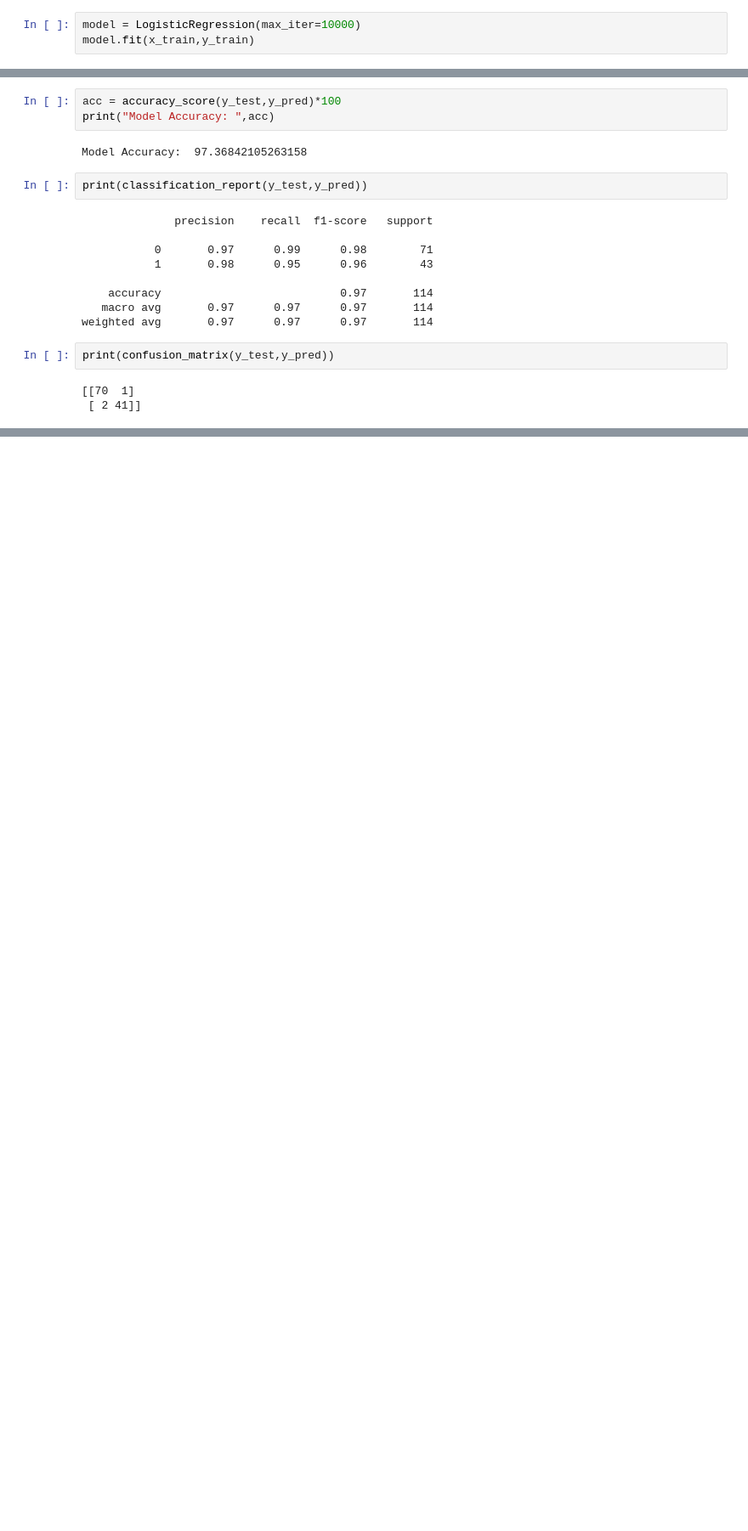
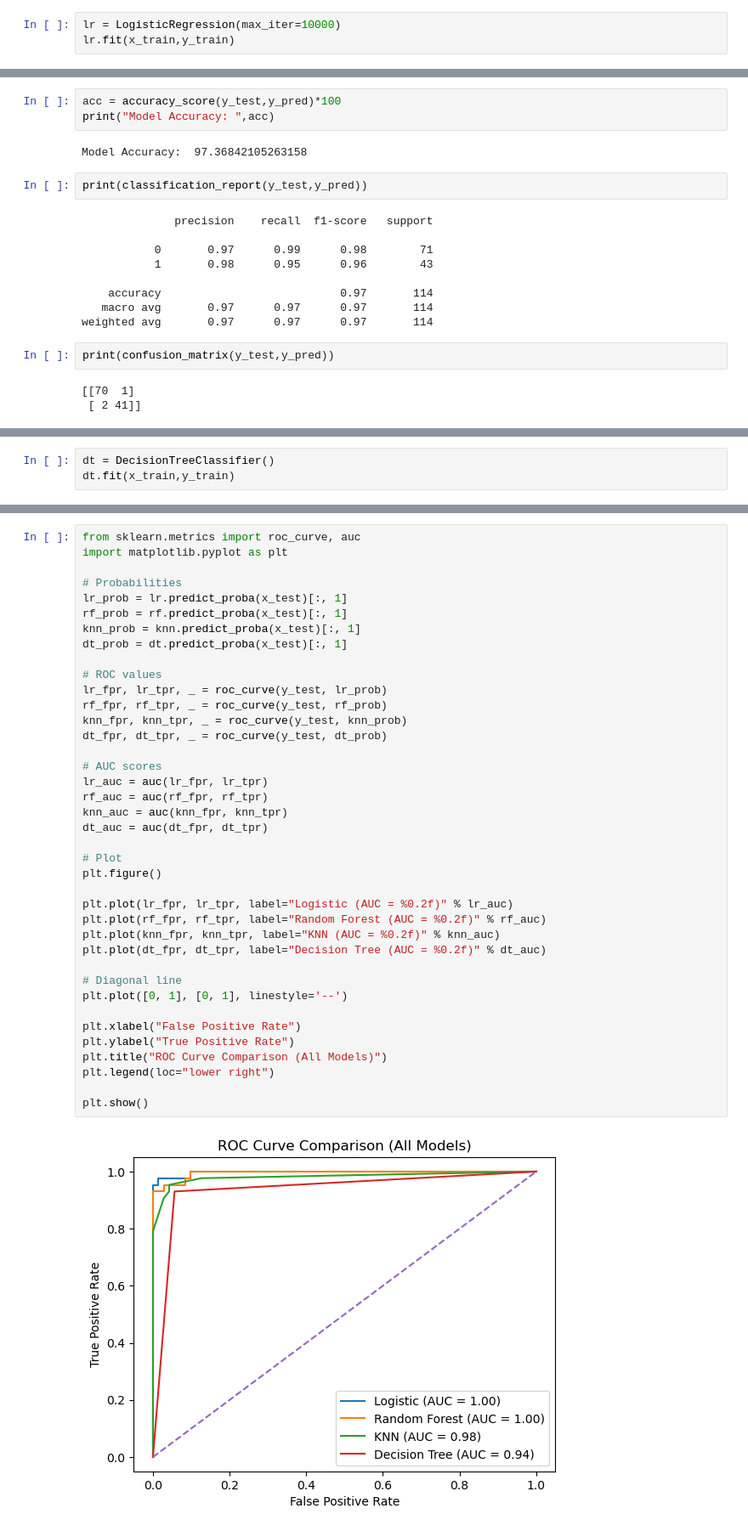
Before and after one commit to Ayushipatel20/breast_cancer_ML, a Jupyter notebook: notebook/model.ipynb, the cells around one changed output, grey strips where cells are left out. Shown at 85% size. Cells and saved outputs as stored; diff of their text form; blank space fills up the shorter version.

```diff
--- a/notebook/model.ipynb
+++ b/notebook/model.ipynb
@@ -122,8 +122,8 @@ sc = StandardScaler()
 x_train = sc.fit_transform(x_train)
 x_test = sc.transform(x_test)
 # %%
-model = LogisticRegression(max_iter=10000)
-model.fit(x_train,y_train)
+lr = LogisticRegression(max_iter=10000)
+lr.fit(x_train,y_train)
 # %% [output]
 LogisticRegression(max_iter=10000)
 # %%
@@ -159,0 +164,3 @@ Model Saved Successfully
+# %%
+dt = DecisionTreeClassifier()
+dt.fit(x_train,y_train)
@@ -159,0 +548,41 @@ Model Saved Successfully
+# %%
+from sklearn.metrics import roc_curve, auc
+import matplotlib.pyplot as plt
+
+# Probabilities
+lr_prob = lr.predict_proba(x_test)[:, 1]
+rf_prob = rf.predict_proba(x_test)[:, 1]
+knn_prob = knn.predict_proba(x_test)[:, 1]
+dt_prob = dt.predict_proba(x_test)[:, 1]
+
+# ROC values
+lr_fpr, lr_tpr, _ = roc_curve(y_test, lr_prob)
+rf_fpr, rf_tpr, _ = roc_curve(y_test, rf_prob)
+knn_fpr, knn_tpr, _ = roc_curve(y_test, knn_prob)
+dt_fpr, dt_tpr, _ = roc_curve(y_test, dt_prob)
+
+# AUC scores
+lr_auc = auc(lr_fpr, lr_tpr)
+rf_auc = auc(rf_fpr, rf_tpr)
+knn_auc = auc(knn_fpr, knn_tpr)
+dt_auc = auc(dt_fpr, dt_tpr)
+
+# Plot
+plt.figure()
+
+plt.plot(lr_fpr, lr_tpr, label="Logistic (AUC = %0.2f)" % lr_auc)
+plt.plot(rf_fpr, rf_tpr, label="Random Forest (AUC = %0.2f)" % rf_auc)
+plt.plot(knn_fpr, knn_tpr, label="KNN (AUC = %0.2f)" % knn_auc)
+plt.plot(dt_fpr, dt_tpr, label="Decision Tree (AUC = %0.2f)" % dt_auc)
+
+# Diagonal line
+plt.plot([0, 1], [0, 1], linestyle='--')
+
+plt.xlabel("False Positive Rate")
+plt.ylabel("True Positive Rate")
+plt.title("ROC Curve Comparison (All Models)")
+plt.legend(loc="lower right")
+
+plt.show()
+# %% [output]
+[figure, added]
```
Also changed, not shown: parts of 30 cells of this notebook, 6 other files.
